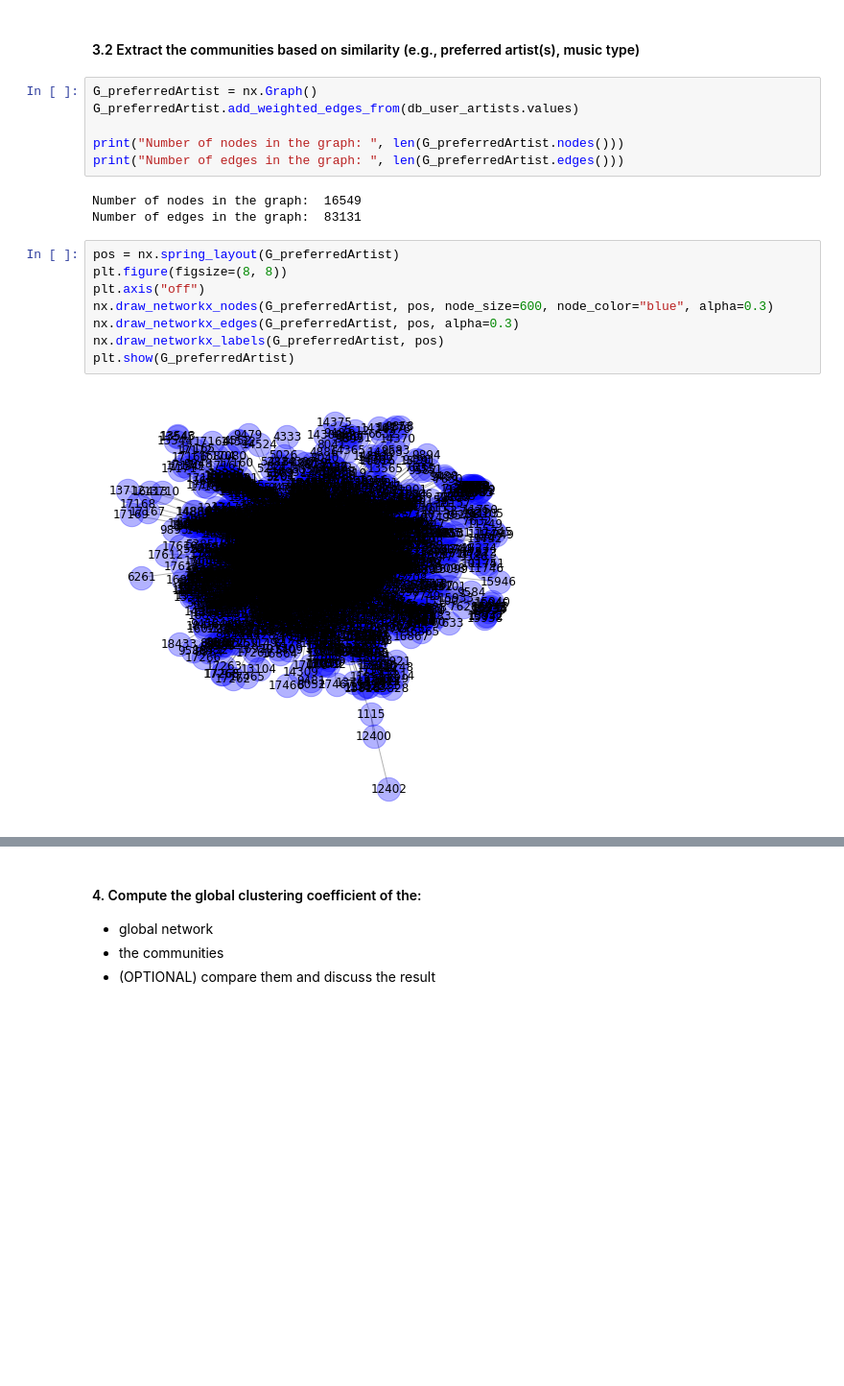
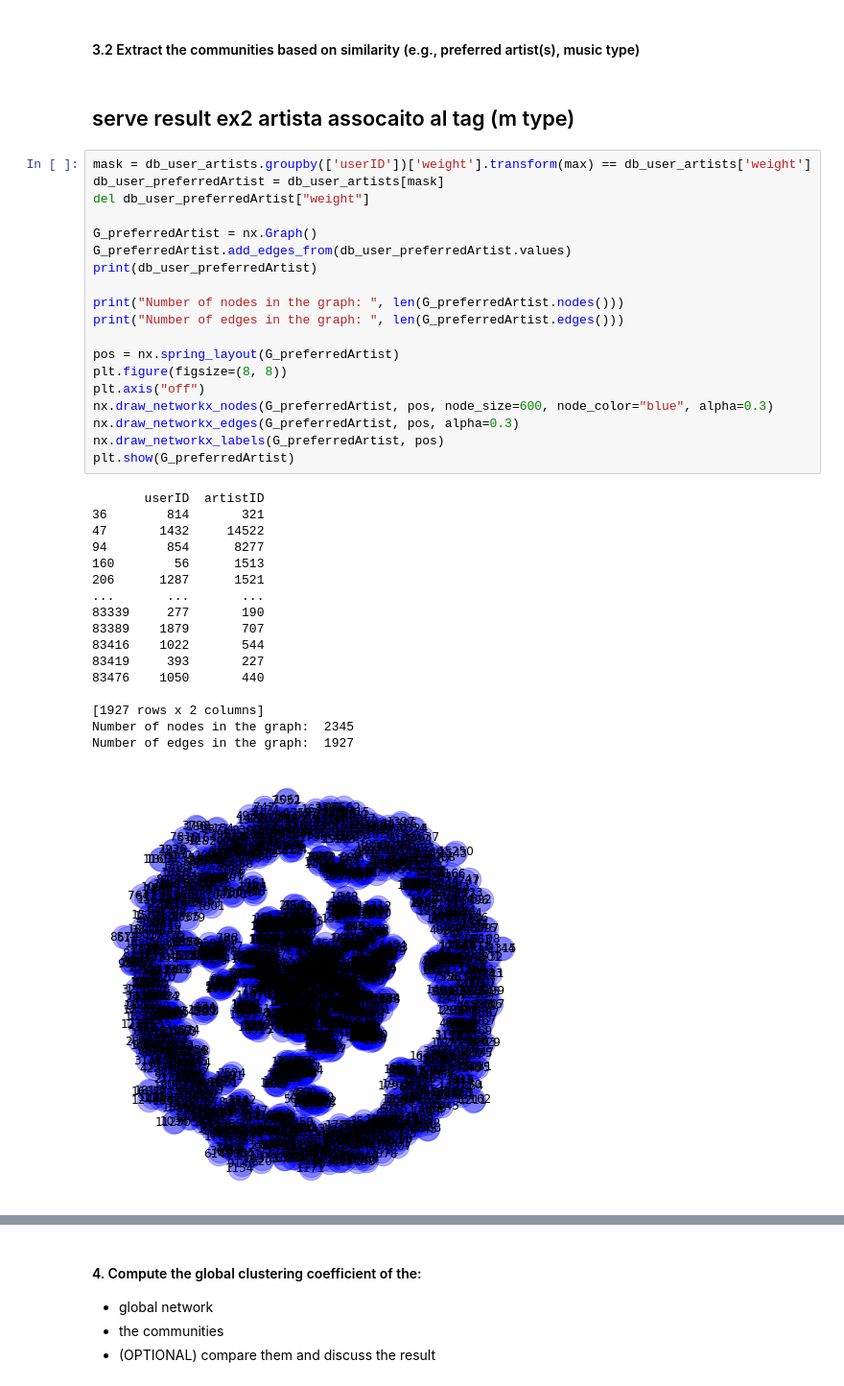
Before and after one commit to RiccardoBiella96/DataClaFinalProject, a Jupyter notebook: FinalProject.ipynb, the cells around one changed output, grey strips where cells are left out. Shown at 96% size. Cells and saved outputs as stored; diff of their text form; blank space fills up the shorter version.

```diff
--- a/FinalProject.ipynb
+++ b/FinalProject.ipynb
@@ -572,21 +574,41 @@ plt.show(G_largestConnectedComponent)
 # %% [markdown]
 #### 3.2 Extract the communities based on similarity (e.g., preferred artist(s), music type)
-# %%
-G_preferredArtist = nx.Graph()
-G_preferredArtist.add_weighted_edges_from(db_user_artists.values)
-
-print("Number of nodes in the graph: ", len(G_preferredArtist.nodes()))
-print("Number of edges in the graph: ", len(G_preferredArtist.edges()))
-# %% [output]
-Number of nodes in the graph:  16549
-Number of edges in the graph:  83131
+# %% [markdown]
+## serve result ex2 artista assocaito al tag (m type)
 # %%
+mask = db_user_artists.groupby(['userID'])['weight'].transform(max) == db_user_artists['weight']
+db_user_preferredArtist = db_user_artists[mask]
+del db_user_preferredArtist["weight"]
+
+G_preferredArtist = nx.Graph()
+G_preferredArtist.add_edges_from(db_user_preferredArtist.values)
+print(db_user_preferredArtist)
+
+print("Number of nodes in the graph: ", len(G_preferredArtist.nodes()))
+print("Number of edges in the graph: ", len(G_preferredArtist.edges()))
+
 pos = nx.spring_layout(G_preferredArtist)
 plt.figure(figsize=(8, 8))
 plt.axis("off")
 nx.draw_networkx_nodes(G_preferredArtist, pos, node_size=600, node_color="blue", alpha=0.3)
 nx.draw_networkx_edges(G_preferredArtist, pos, alpha=0.3)
 nx.draw_networkx_labels(G_preferredArtist, pos)
 plt.show(G_preferredArtist)
 # %% [output]
+       userID  artistID
+36        814       321
+47       1432     14522
+94        854      8277
+160        56      1513
+206      1287      1521
+...       ...       ...
+83339     277       190
+83389    1879       707
+83416    1022       544
+83419     393       227
+83476    1050       440
+
+[1927 rows x 2 columns]
+Number of nodes in the graph:  2345
+Number of edges in the graph:  1927
-[figure, old version]
+[figure, new version]
```
Also changed, not shown: parts of 16 cells of this notebook.
